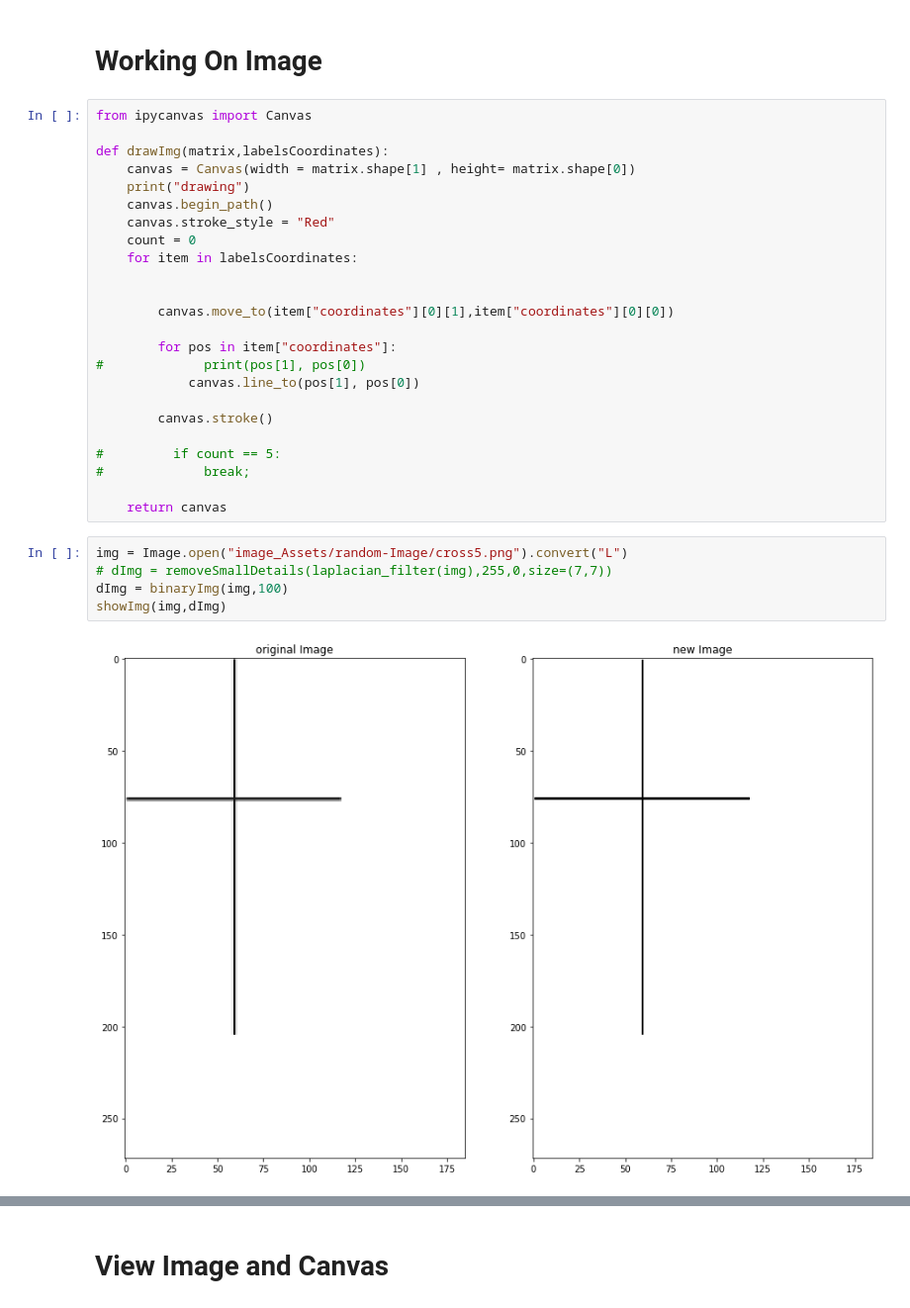
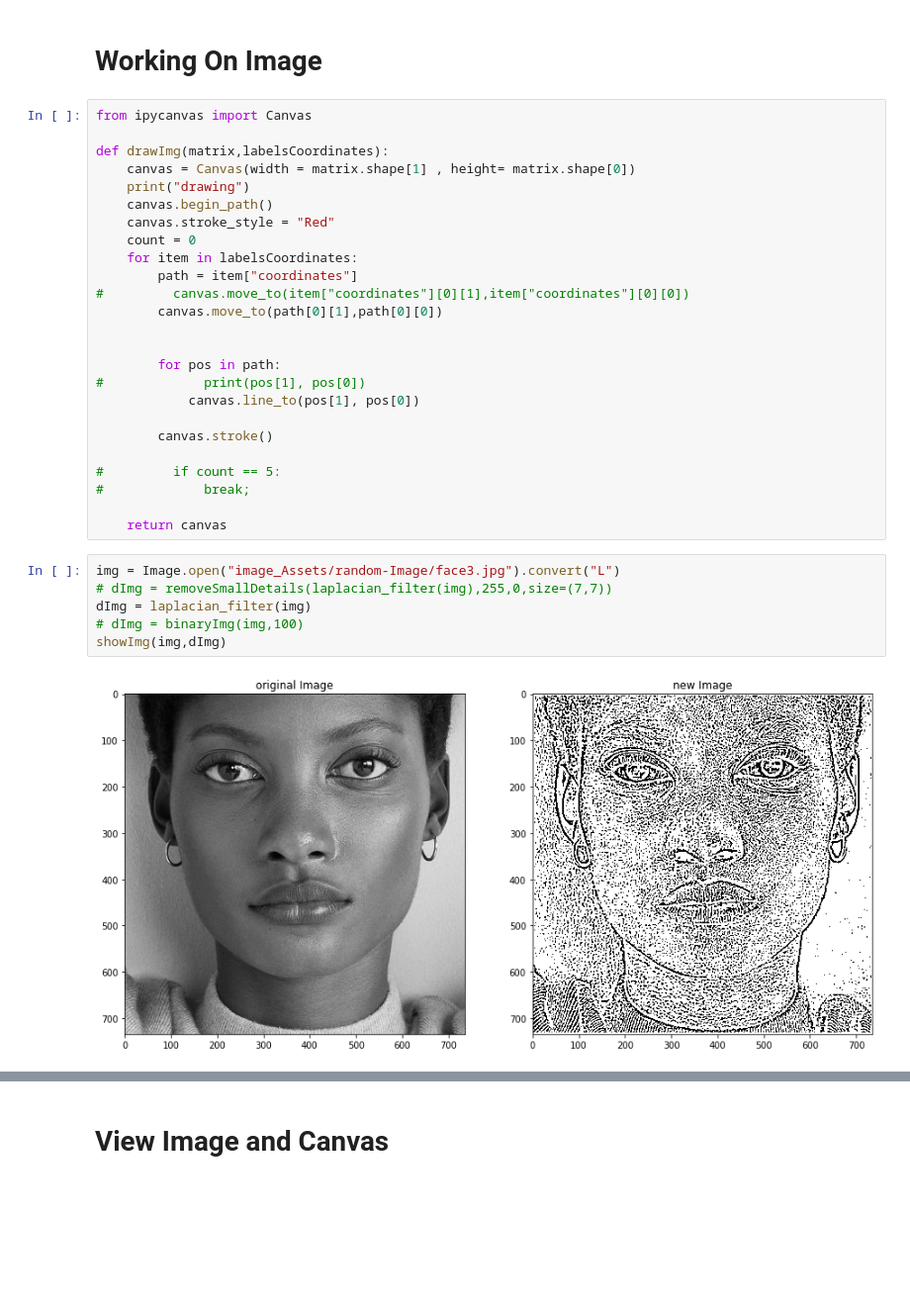
Before and after one commit to s-4-m-a-n/Image-processing-from-scratch, a Jupyter notebook: pyDraw.ipynb, the cells around one changed output, grey strips where cells are left out. Shown at 99% size. Drawn from its saved outputs; the diff is of its cells as text; blank space fills up the shorter version.

```diff
--- a/pyDraw.ipynb
+++ b/pyDraw.ipynb
@@ -358,11 +358,12 @@ def drawImg(matrix,labelsCoordinates):
     canvas.stroke_style = "Red"
     count = 0
     for item in labelsCoordinates:
+        path = item["coordinates"]
+#         canvas.move_to(item["coordinates"][0][1],item["coordinates"][0][0])
+        canvas.move_to(path[0][1],path[0][0])
 
 
-        canvas.move_to(item["coordinates"][0][1],item["coordinates"][0][0])
-
-        for pos in item["coordinates"]:
+        for pos in path:
 #             print(pos[1], pos[0])
             canvas.line_to(pos[1], pos[0])
 
@@ -373,12 +374,13 @@ def drawImg(matrix,labelsCoordinates):
 
     return canvas
 # %%
-img = Image.open("image_Assets/random-Image/cross5.png").convert("L")
+img = Image.open("image_Assets/random-Image/face3.jpg").convert("L")
 # dImg = removeSmallDetails(laplacian_filter(img),255,0,size=(7,7))
-dImg = binaryImg(img,100)
+dImg = laplacian_filter(img)
+# dImg = binaryImg(img,100)
 showImg(img,dImg)
 # %% [output]
-[figure, old version]
+[figure, new version]
 # %%
 matrix = img2matrix(dImg)
 matrix = encodeBackgroundPix(matrix)
```
Also changed, not shown: parts of 6 cells of this notebook.
